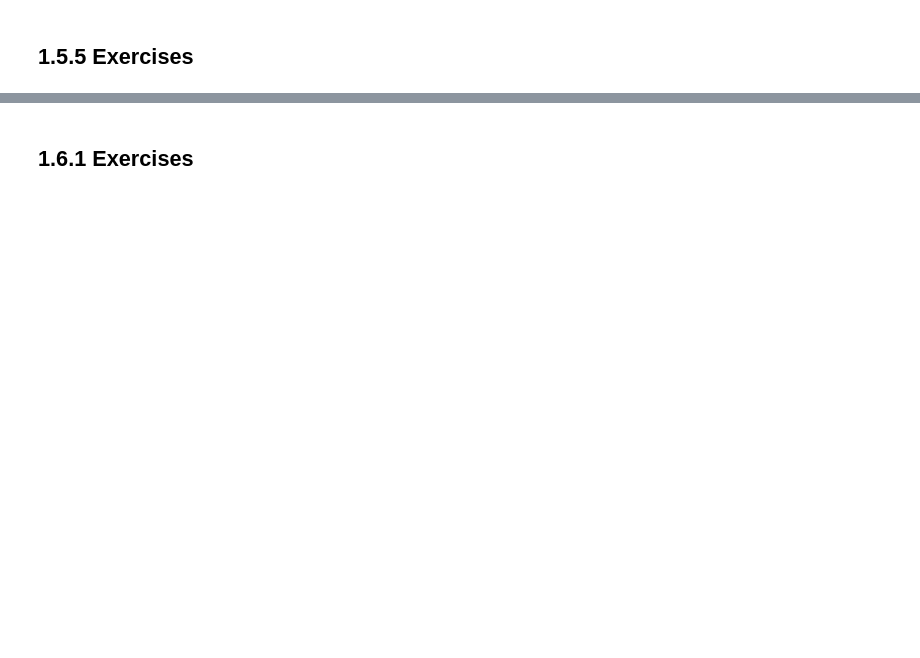
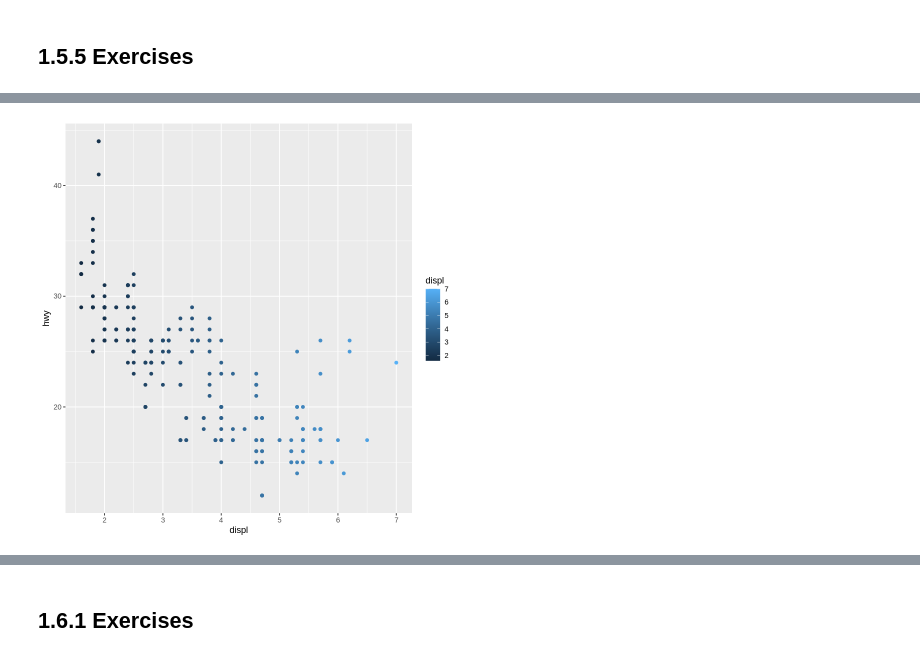
Before and after one commit to swill04/R4DS_exercises, a Jupyter notebook: week1_hw.ipynb, the cells around one changed output, grey strips where cells are left out. Drawn from its saved outputs; the diff is of its cells as text; code cells hidden in the pictures; blank space fills up the shorter version.

```diff
--- a/week1_hw.ipynb
+++ b/week1_hw.ipynb
@@ -328,0 +416,5 @@ ggplot(penguins, aes(x = species)) +
+# %%
+ggplot(mpg, aes(x = displ, y = hwy, color = displ)) +
+    geom_point()
+# %% [output]
+[figure, added]
```
Also changed, not shown: parts of 50 cells of this notebook, 2 other files.
